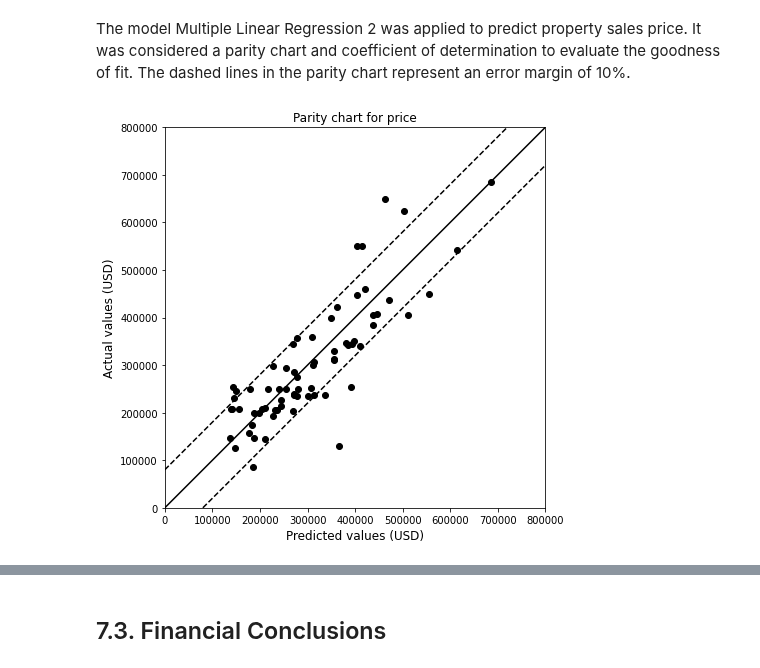
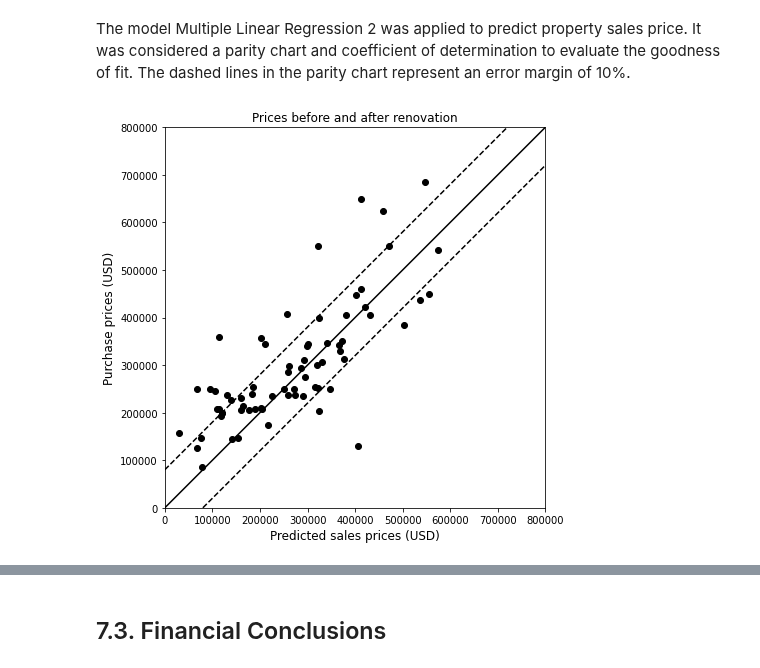
Before and after one commit to lucasquemelli/House_Rocket_Machine_Learning, a Jupyter notebook: House_Rocket_ML.ipynb, the cells around one changed output, grey strips where cells are left out. Drawn from its saved outputs; the diff is of its cells as text; code cells hidden in the pictures.

```diff
--- a/House_Rocket_ML.ipynb
+++ b/House_Rocket_ML.ipynb
@@ -1567,13 +1567,13 @@ def define_model():
   return linear_regression
 
 def fit_model(x_train_scaled, y_train):
-  estimator_lr = linear_regression.fit(x_train_scaled, y_train)
+  estimator_lr_chosen = linear_regression.fit(x_train_scaled, y_train)
 
-  return estimator_lr
+  return estimator_lr_chosen
 
 def predict_values(x_train_scaled, x_test_scaled):
-  predictions_lr_train = estimator_lr.predict(x_train_scaled)
-  predictions_lr_test = estimator_lr.predict(x_test_scaled)
+  predictions_lr_train = estimator_lr_chosen.predict(x_train_scaled)
+  predictions_lr_test = estimator_lr_chosen.predict(x_test_scaled)
 
   return predictions_lr_train, predictions_lr_test
 
@@ -1631,9 +1631,9 @@ if __name__ == '__main__':
 
   linear_regression = define_model()
 
-  estimator_lr = fit_model(x_train, y_train)
+  estimator_lr_chosen = fit_model(x_train_scaled, y_train)
 
-  predictions_lr_train, predictions_lr_test = predict_values(x_train, x_test)
+  predictions_lr_train, predictions_lr_test = predict_values(x_train_scaled, x_test_scaled)
 
   r2_train, r2_test, rmse_test, mae_test, mape_test, cv = calculate_scores(y_train, predictions_lr_train, y_test, predictions_lr_test, data_analysis)
 
@@ -1691,7 +1691,7 @@ def data_transform():
 
   return pr, x_train_pr, x_test_pr
 
-def fit_model(lr):
+def fit_model(lr, x_train_pr, y_train):
   estimator_lr = lr.fit(x_train_pr, y_train)
 
   return estimator_lr
@@ -1750,7 +1750,7 @@ if __name__ == '__main__':
 
   pr, x_train_pr, x_test_pr = data_transform()
 
-  estimator_lr = fit_model(lr)
+  estimator_lr = fit_model(lr, x_train_pr, y_train)
 
   predictions_lr_train, predictions_lr_test = predict_values(x_train_pr, x_test_pr)
 
@@ -2245,7 +2245,7 @@ def data_selection(data_business):
   return data_business
 
 def data_preparation(data_business):
-  data_business_new = data_business.copy(deep=True)
+  data_business_new = data_business.copy()
   data_business_new = data_business_new.drop(['season_Fall','season_Spring','season_Summer','season_Winter'], axis=1)
 
   for i in range(len(data_business)):
@@ -2280,7 +2280,7 @@ def data_preparation(data_business):
   return data_business_new
 
 def season_dummmies(data_business_new):
-  data_business_new = pd.get_dummies(data_business_new, columns=['season'])
+  data_business_new = pd.get_dummies(data_business_new)
 
   return data_business_new
 
@@ -2327,82 +2320,44 @@ def target_features(data_business_new):
 
   return y_data, x_data
 
-def data_normalize(x_data):
-  scale = MinMaxScaler().fit(x_data)
+def data_normalize(x_train, x_data):
+  scale = MinMaxScaler().fit(x_train)
   x_data_scaled = scale.transform(x_data)
 
   return scale, x_data_scaled
 
-def define_model():
-  linear_regression = LinearRegression()
-
-  return linear_regression
-
-def fit_model(x_data_scaled, y_data):
-  estimator_lr = linear_regression.fit(x_data_scaled, y_data)
-
-  return estimator_lr
-
-def predict_values(x_data_scaled):
-  predictions_lr = estimator_lr.predict(x_data_scaled)
+def predict_values(estimator_lr_chosen, x_data_scaled):
+  predictions_lr = estimator_lr_chosen.predict(x_data_scaled)
 
   return predictions_lr
 
-def evaluation_table():
-  evaluation = pd.DataFrame({'Model': [],
-                             'Further Details': [],
-                             'R²': []})
-
-  return evaluation
-
-def calculate_scores(y_data, predictions_lr, data_business_new):
-  r2_ = r2_score(y_data, predictions_lr).round(4)
-
-  return r2_
-
-def define_table(r2_):
-  r = evaluation.shape[0]
-  evaluation.loc[r] = ['Multiple Linear Regression 2', 'with pre-processed features', r2_]
-
-  return r, evaluation
-
-def parity_chart(data_business_new):
+def comparison_chart(data_business):
   plt.figure(figsize=(7,7))
 
   plt.axes().set_aspect('equal','box')
-  plt.scatter(predictions_lr, data_business_new['price'], color = 'black')
+  plt.scatter(predictions_lr, data_business['price'], color = 'black')
   plt.plot((0, 800000), (0, 800000), 'k-')
   plt.plot((0, 720000), (80000, 800000), 'k--')
   plt.plot((80000, 800000), (0, 720000), 'k--')
 
   plt.xlim(0, 800000)
   plt.ylim(0, 800000)
-  plt.title("Parity chart for price")
-  plt.xlabel("Predicted values (USD)", fontsize = 12)
-  plt.ylabel("Actual values (USD)", fontsize = 12)
+  plt.title("Prices before and after renovation")
+  plt.xlabel("Predicted sales prices (USD)", fontsize = 12)
+  plt.ylabel("Purchase prices (USD)", fontsize = 12)
 
   plt.show()
 
   return None
 
 if __name__ == '__main__':
 
   y_data, x_data = target_features(data_business_new)
 
-  scale, x_data_scaled = data_normalize(x_data)
+  scale, x_data_scaled = data_normalize(x_train, x_data)
 
-  linear_regression = define_model()
+  predictions_lr = predict_values(estimator_lr_chosen, x_data_scaled)
 
-  estimator_lr = fit_model(x_data_scaled, y_data)
-
-  predictions_lr = predict_values(x_data_scaled)
-
-  evaluation = evaluation_table()
-
-  r2_ = calculate_scores(y_data, predictions_lr, data_business_new)
-
-  r, evaluation = define_table(r2_)
-
-  parity_chart(data_business_new)
+  comparison_chart(data_business)
 # %% [output]
-[figure, old version]
+[figure, new version]
```
Also changed, not shown: parts of 12 cells of this notebook.
